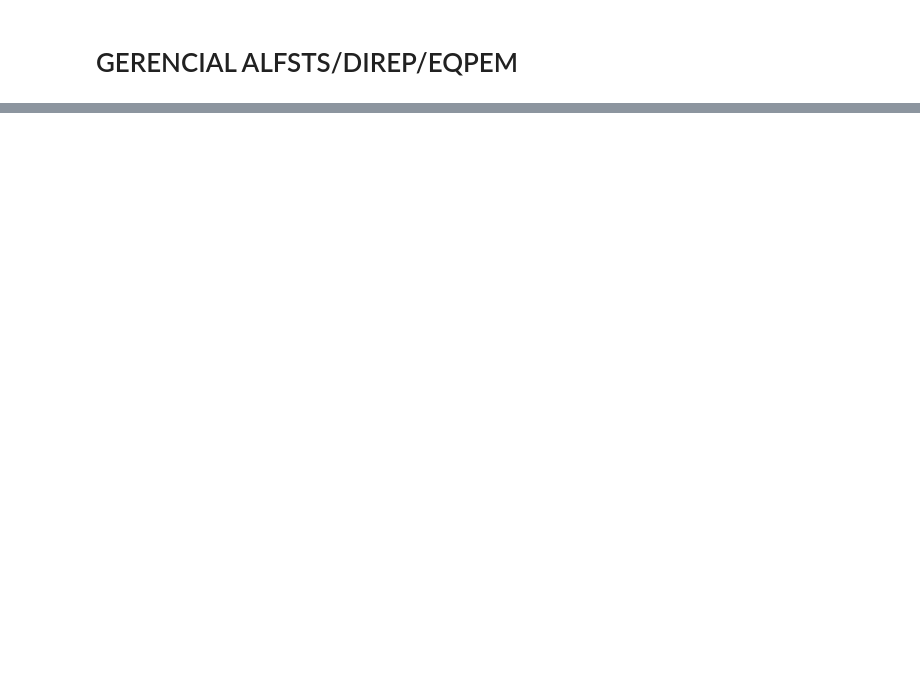
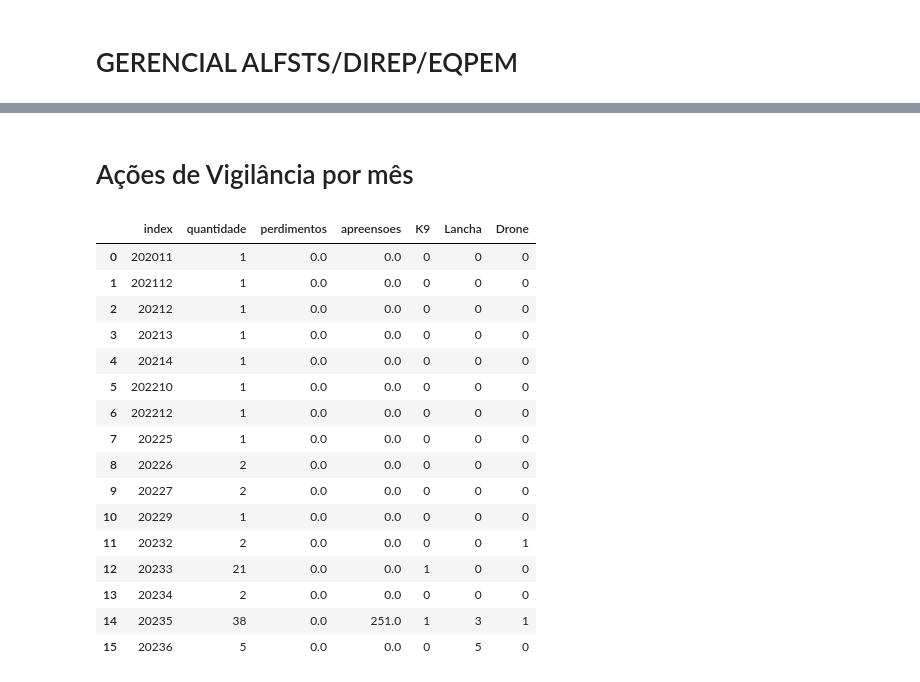
Before and after one commit to IvanBrasilico/bhadrasana2, a Jupyter notebook: notebooks/gerenciais/Gerencial EQPEM.ipynb, the cells around one changed output, grey strips where cells are left out. Cells and saved outputs as stored; diff of their text form; code cells hidden in the pictures; blank space fills up the shorter version.

```diff
--- a/notebooks/gerenciais/Gerencial EQPEM.ipynb
+++ b/notebooks/gerenciais/Gerencial EQPEM.ipynb
@@ -197,0 +27,2 @@ Total     -     -     -             56 36,522,900.58
+# %% [markdown]
+# Ações de Vigilância por mês
@@ -197,0 +107,28 @@ Total     -     -     -             56 36,522,900.58
+# %%
+df_anomes = df.groupby(df.AnoMes).agg(
+    quantidade=pd.NamedAgg(column='Ficha', aggfunc='count'),
+    perdimentos=pd.NamedAgg(column='Perdimento', aggfunc='sum'),
+    apreensoes=pd.NamedAgg(column='Apreensao', aggfunc='sum'),
+    K9=pd.NamedAgg(column='K9', aggfunc='sum'),
+    Lancha=pd.NamedAgg(column='Lancha', aggfunc='sum'),
+    Drone=pd.NamedAgg(column='Drone', aggfunc='sum'),
+).reset_index()
+df_anomes
+# %% [output]
+|  | index | quantidade | perdimentos | apreensoes | K9 | Lancha | Drone |
+| 0 | 202011 | 1 | 0.0 | 0.0 | 0 | 0 | 0 |
+| 1 | 202112 | 1 | 0.0 | 0.0 | 0 | 0 | 0 |
+| 2 | 20212 | 1 | 0.0 | 0.0 | 0 | 0 | 0 |
+| 3 | 20213 | 1 | 0.0 | 0.0 | 0 | 0 | 0 |
+| 4 | 20214 | 1 | 0.0 | 0.0 | 0 | 0 | 0 |
+| 5 | 202210 | 1 | 0.0 | 0.0 | 0 | 0 | 0 |
+| 6 | 202212 | 1 | 0.0 | 0.0 | 0 | 0 | 0 |
+| 7 | 20225 | 1 | 0.0 | 0.0 | 0 | 0 | 0 |
+| 8 | 20226 | 2 | 0.0 | 0.0 | 0 | 0 | 0 |
+| 9 | 20227 | 2 | 0.0 | 0.0 | 0 | 0 | 0 |
+| 10 | 20229 | 1 | 0.0 | 0.0 | 0 | 0 | 0 |
+| 11 | 20232 | 2 | 0.0 | 0.0 | 0 | 0 | 1 |
+| 12 | 20233 | 21 | 0.0 | 0.0 | 1 | 0 | 0 |
+| 13 | 20234 | 2 | 0.0 | 0.0 | 0 | 0 | 0 |
+| 14 | 20235 | 38 | 0.0 | 251.0 | 1 | 3 | 1 |
+| 15 | 20236 | 5 | 0.0 | 0.0 | 0 | 5 | 0 |
```
Also changed, not shown: parts of 30 cells of this notebook, 1 other file.
